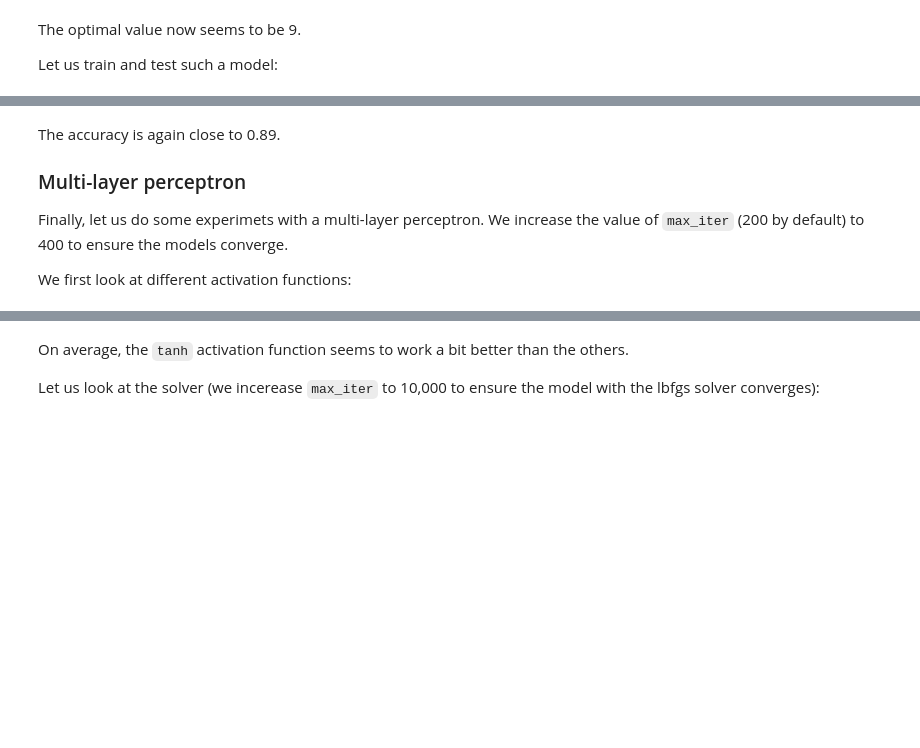
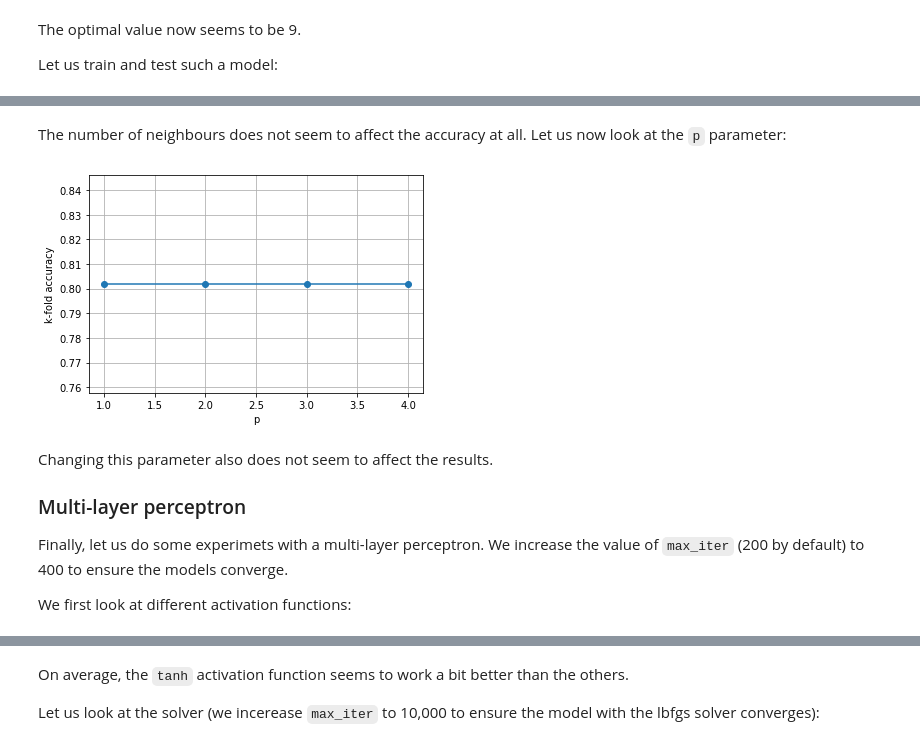
Before and after one commit to FlorentCLMichel/learning_data_science, a Jupyter notebook: Projects_Jupyter/Kaggle_Titanic.ipynb, the cells around one changed output, grey strips where cells are left out. Drawn from its saved outputs; the diff is of its cells as text; code cells hidden in the pictures; blank space fills up the shorter version.

```diff
--- a/Projects_Jupyter/Kaggle_Titanic.ipynb
+++ b/Projects_Jupyter/Kaggle_Titanic.ipynb
@@ -869,5 +970,25 @@ Accuracy: 0.9122807017543859
+# %% [markdown]
+The number of neighbours does not seem to affect the accuracy at all.
+Let us now look at the `p` parameter:
+# %%
+prev_options = {'weights': 'uniform', 'algorithm': 'ball_tree'}
+
+list_p = [1, 2, 3, 4]
+
+acc = []
+for p in list_p:
+    mmodel = KNeighborsClassifier(p=p, **prev_options)
+    acc.append(kfold(model))
+
+plt.plot(list_p, acc, '-o')
+plt.xlabel('p')
+plt.ylabel('k-fold accuracy')
+plt.grid()
+plt.show()
+# %% [output]
+[figure, added]
 # %% [markdown]
-The accuracy is again close to 0.89.
+Changing this parameter also does not seem to affect the results.
 
 ### Multi-layer perceptron
 
```
Also changed, not shown: parts of 48 cells of this notebook.
